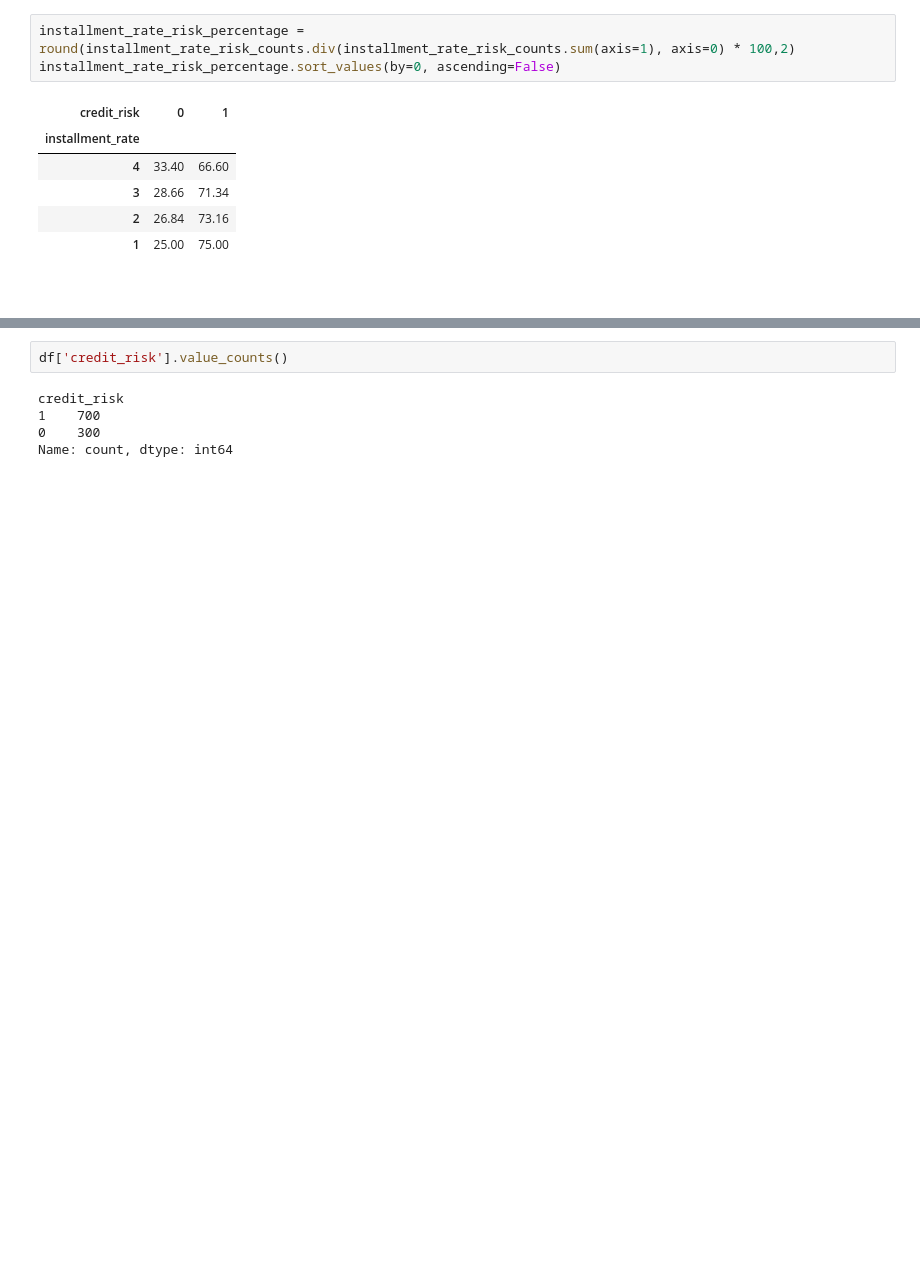
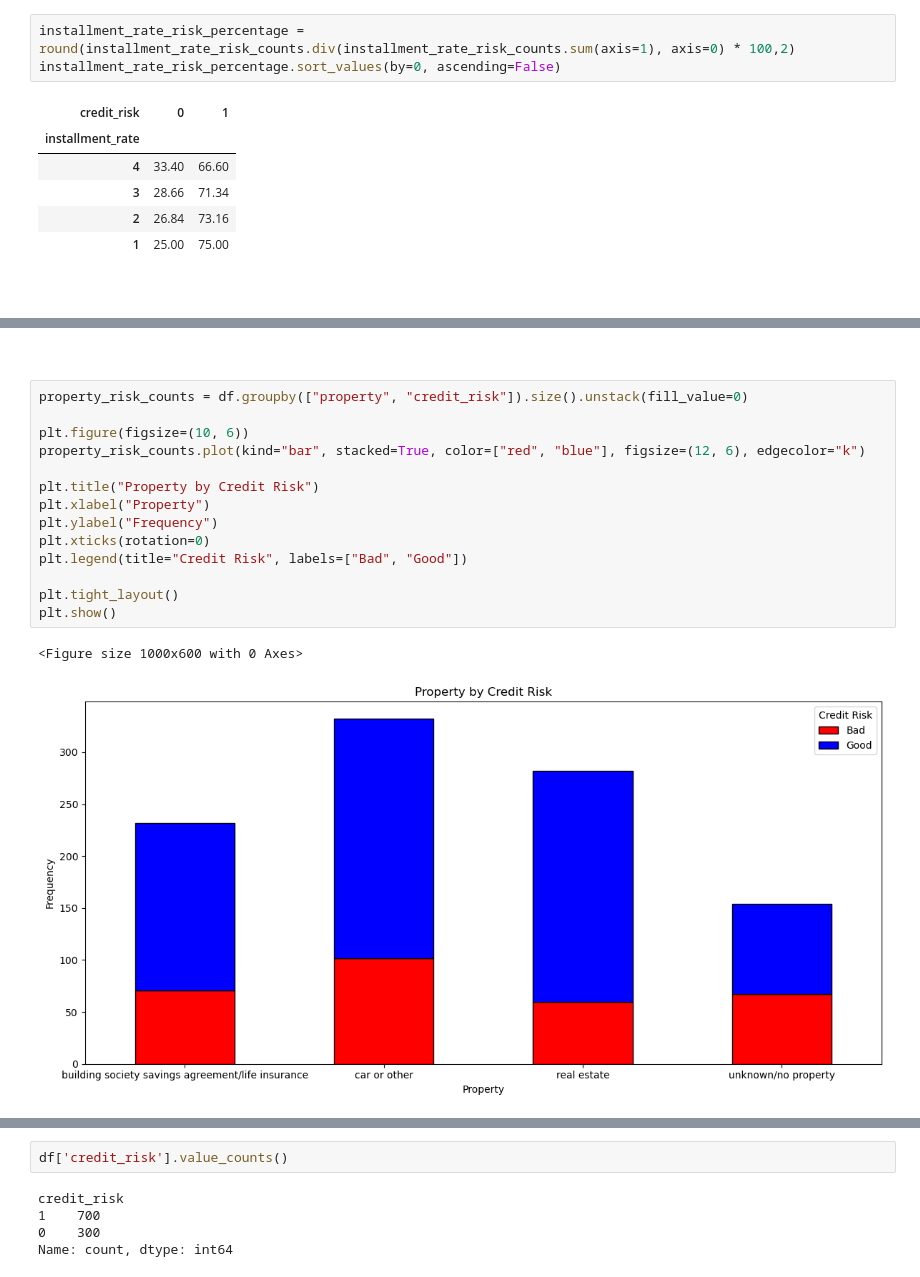
Before and after one commit to GrzegorzPus/Credit_Risk_Analysis, a Jupyter notebook: Exploratory Data Analysis.ipynb, the cells around one changed output, grey strips where cells are left out. Drawn from its saved outputs; the diff is of its cells as text; blank space fills up the shorter version.

```diff
--- a/Exploratory Data Analysis.ipynb
+++ b/Exploratory Data Analysis.ipynb
@@ -335,0 +443,19 @@ installment_rate_risk_percentage.sort_values(by=0, ascending=False)
+# %% [markdown]
+<br>
+# %%
+property_risk_counts = df.groupby(["property", "credit_risk"]).size().unstack(fill_value=0)
+
+plt.figure(figsize=(10, 6))
+property_risk_counts.plot(kind="bar", stacked=True, color=["red", "blue"], figsize=(12, 6), edgecolor="k")
+
+plt.title("Property by Credit Risk")
+plt.xlabel("Property")
+plt.ylabel("Frequency")
+plt.xticks(rotation=0)
+plt.legend(title="Credit Risk", labels=["Bad", "Good"])
+
+plt.tight_layout()
+plt.show()
+# %% [output]
+<Figure size 1000x600 with 0 Axes>
+[figure, added]
```
Also changed, not shown: parts of 25 cells of this notebook.
